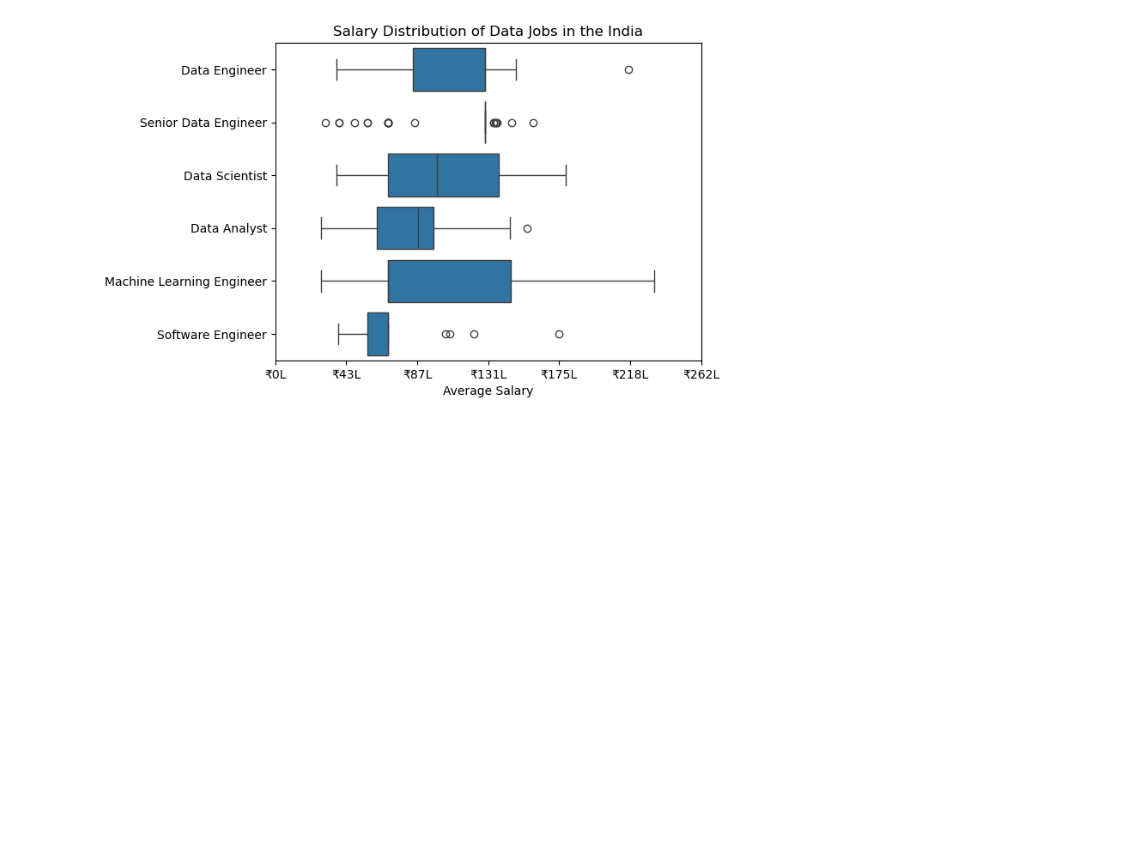
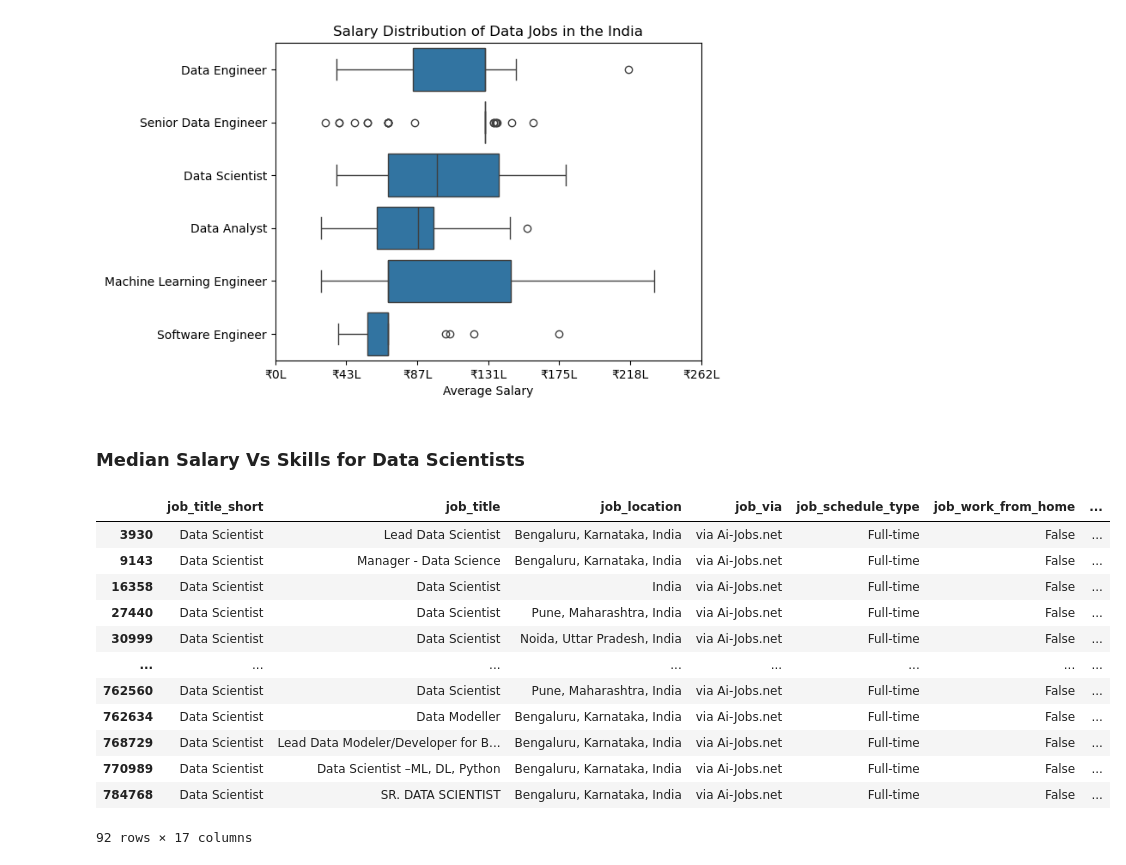
Before and after one commit to Abhiram-who/Python, a Jupyter notebook: project_python/4_Salary_Analysis.ipynb, the cells around one changed output. Drawn from its saved outputs; the diff is of its cells as text; code cells hidden in the pictures; blank space fills up the shorter version.

```diff
--- a/project_python/4_Salary_Analysis.ipynb
+++ b/project_python/4_Salary_Analysis.ipynb
@@ -70,3 +70,25 @@ plt.xlim(0, 300000)
 plt.show()
 # %% [output]
 [figure]
+# %% [markdown]
+### Median Salary Vs Skills for Data Scientists
+# %%
+
+df_ind2=df[(df['job_title_short']=='Data Scientist')&(df['job_country']=='India')].copy()
+
+df_ind2=df_ind2.dropna(subset=['salary_year_avg'])
+df_ind2
+# %% [output]
+|  | job_title_short | job_title | job_location | job_via | job_schedule_type | job_work_from_home | ... |
+| 3930 | Data Scientist | Lead Data Scientist | Bengaluru, Karnataka, India | via Ai-Jobs.net | Full-time | False | ... |
+| 9143 | Data Scientist | Manager - Data Science | Bengaluru, Karnataka, India | via Ai-Jobs.net | Full-time | False | ... |
+| 16358 | Data Scientist | Data Scientist | India | via Ai-Jobs.net | Full-time | False | ... |
+| 27440 | Data Scientist | Data Scientist | Pune, Maharashtra, India | via Ai-Jobs.net | Full-time | False | ... |
+| 30999 | Data Scientist | Data Scientist | Noida, Uttar Pradesh, India | via Ai-Jobs.net | Full-time | False | ... |
+| ... | ... | ... | ... | ... | ... | ... | ... |
+| 762560 | Data Scientist | Data Scientist | Pune, Maharashtra, India | via Ai-Jobs.net | Full-time | False | ... |
+| 762634 | Data Scientist | Data Modeller | Bengaluru, Karnataka, India | via Ai-Jobs.net | Full-time | False | ... |
+| 768729 | Data Scientist | Lead Data Modeler/Developer for B... | Bengaluru, Karnataka, India | via Ai-Jobs.net | Full-time | False | ... |
+| 770989 | Data Scientist | Data Scientist –ML, DL, Python | Bengaluru, Karnataka, India | via Ai-Jobs.net | Full-time | False | ... |
+| 784768 | Data Scientist | SR. DATA SCIENTIST | Bengaluru, Karnataka, India | via Ai-Jobs.net | Full-time | False | ... |
+92 rows × 17 columns
```
Also changed, not shown: parts of 4 cells of this notebook, 2 other files.
